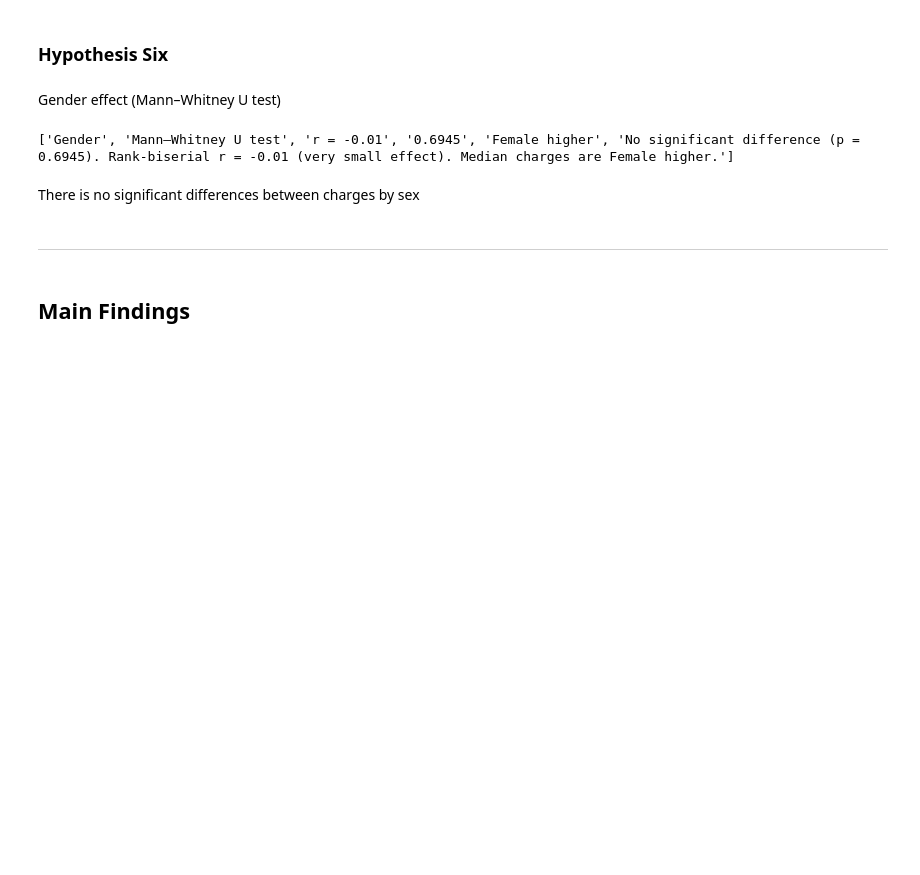
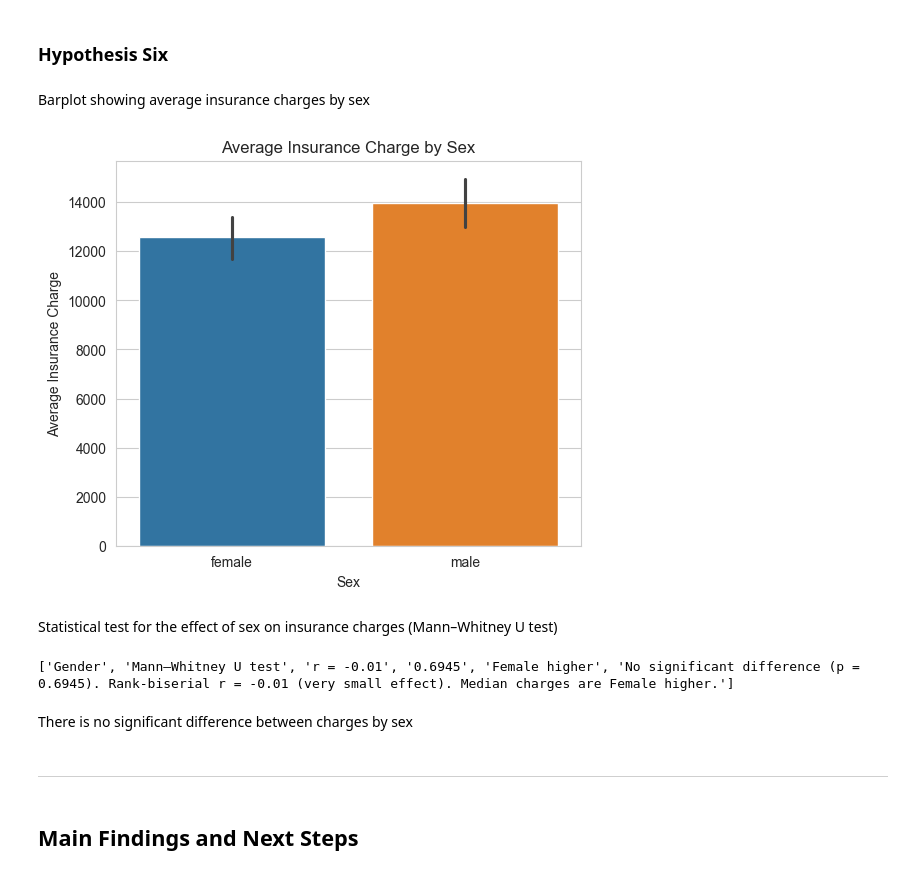
Before and after one commit to H-Smithson/healthcare_data_analysis, a Jupyter notebook: jupyter_notebooks/02_statistical_tests.ipynb, the cells around one changed output. Cells and saved outputs as stored; diff of their text form; code cells hidden in the pictures; blank space fills up the shorter version.

Commit message:
Add visualisation for H6 and main findings

```diff
--- a/jupyter_notebooks/02_statistical_tests.ipynb
+++ b/jupyter_notebooks/02_statistical_tests.ipynb
@@ -433,8 +433,20 @@ print(["Region", "Kruskal–Wallis test", f"η² = {eta2:.2f}", f"{p_val:.4f}",
 There is no significant difference across regions for insurance charges
 # %% [markdown]
 ### Hypothesis Six
+# %% [markdown]
+Barplot showing average insurance charges by sex
+# %%
+# create barplot to show difference between charges based on sex
+plt.figure(figsize=(6,5))
+sns.barplot(x='sex', y='charges', data=df, estimator='mean', hue='sex')
+plt.title("Average Insurance Charge by Sex")
+plt.xlabel("Sex")
+plt.ylabel("Average Insurance Charge")
+plt.show()
+# %% [output]
+[figure, added]
 # %% [markdown]
-Gender effect (Mann–Whitney U test)
+Statistical test for the effect of sex on insurance charges (Mann–Whitney U test)
 # %%
 # create lists of charges by sex to use in analysis
 male = df[df.sex == 'male']['charges']
@@ -455,8 +467,8 @@ print(["Gender", "Mann–Whitney U test", f"r = {rbc:.2f}", f"{p_val:.4f}", dire
 # %% [output]
 ['Gender', 'Mann–Whitney U test', 'r = -0.01', '0.6945', 'Female higher', 'No significant difference (p = 0.6945). Rank-biserial r = -0.01 (very small effect). Median charges are Female higher.']
 # %% [markdown]
-There is no significant differences between charges by sex
+There is no significant difference between charges by sex
 # %% [markdown]
 ---
 # %% [markdown]
-## Main Findings
+## Main Findings and Next Steps
```
Also changed, not shown: parts of 2 cells of this notebook.
